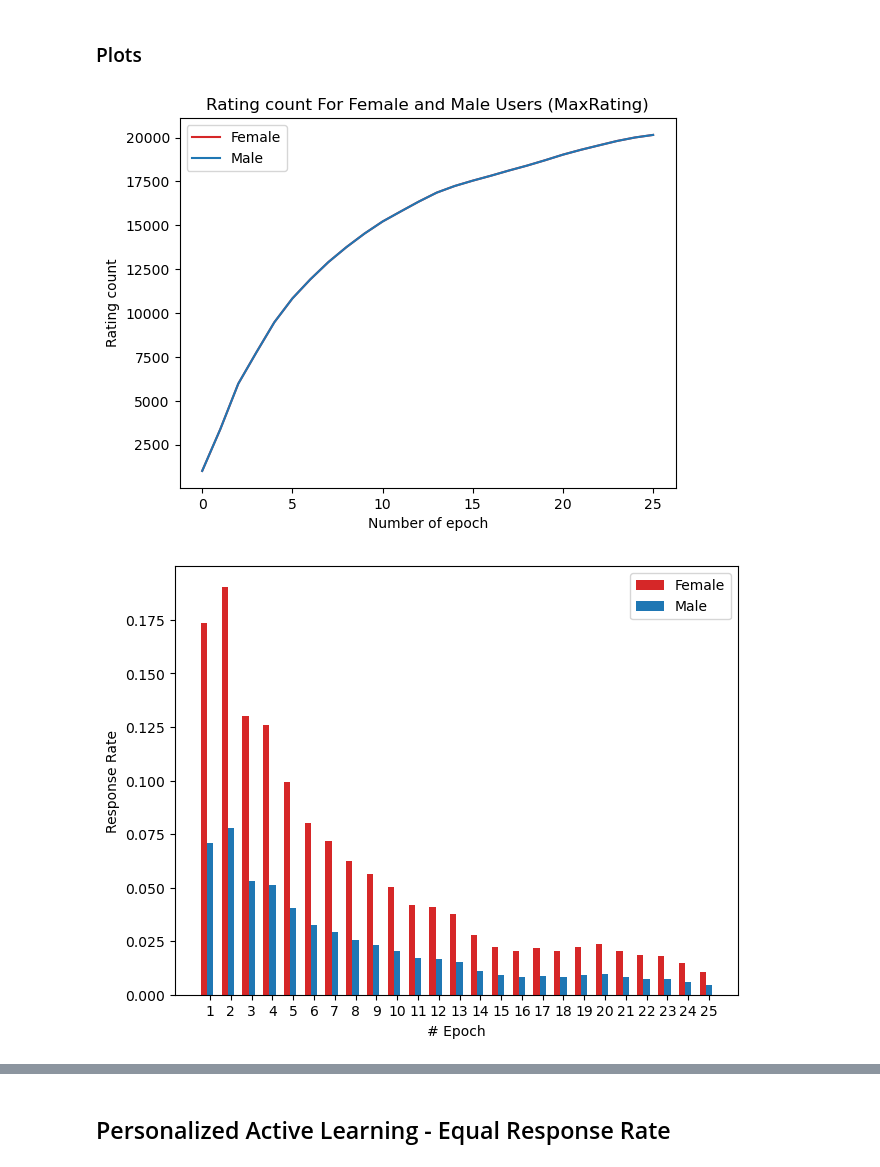
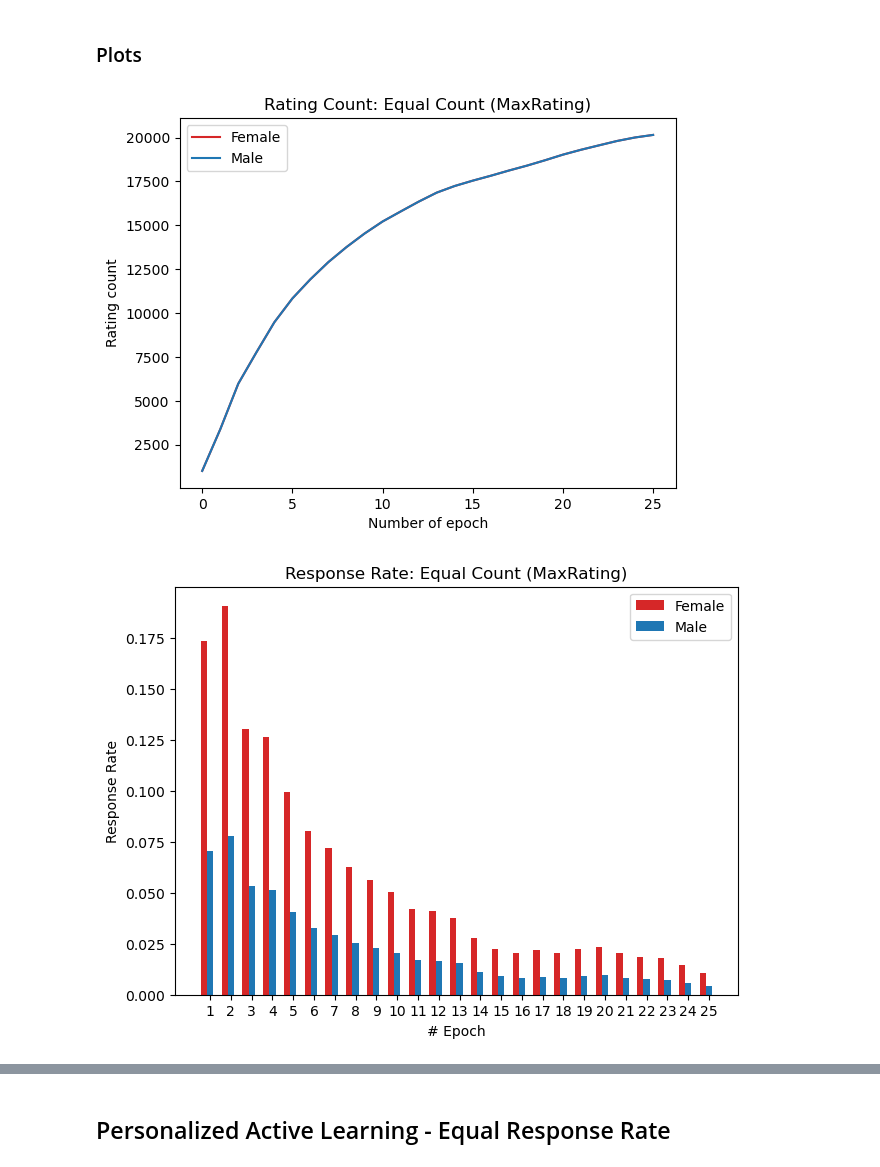
Before and after one commit to sipei-li/DeepALDataMinimization, a Jupyter notebook: LightGCN_exp2.ipynb, the cells around one changed output, grey strips where cells are left out. Saved outputs shown, nothing was run; the diff lists cells and outputs as text; code cells hidden in the pictures.

```diff
--- a/LightGCN_exp2.ipynb
+++ b/LightGCN_exp2.ipynb
@@ -170,7 +178,7 @@ MaxRating_results_df.to_csv('./outputs_pers_100k/MaxRating_exp2.csv')
 # %% [markdown]
 ### Plots
 # %%
-MaxRating_results_df = pd.read_csv('./outputs_pers_100k/MaxRating_exp2.csv')
+MaxRating_results_df = pd.read_csv('./outputs_pers_100k/MaxRating_exp21.csv')
 # %%
 percentages = MaxRating_results_df.groupby('epoch')['percentage'].agg('mean')
 # %%
@@ -193,39 +201,39 @@ plt.xlabel('Number of epoch')
 plt.ylabel('Rating count')
 
 plt.legend()
-plt.title("Rating count For Female and Male Users (MaxRating)")
+plt.title("Rating Count: Equal Count (MaxRating)")
 plt.show()
 # %% [output]
-[figure, old version]
+[figure, new version]
 # %%
 # response rate
 count_df = MaxRating_results_df[['epoch', 'count_pro', 'count_unpro']]
 mean_count_df = count_df.groupby('epoch').agg('mean')
 collected_count_df = mean_count_df.diff()
 collected_count_df = collected_count_df.iloc[1:]
 
 collected_count_df['rate_pro'] = collected_count_df['count_pro'] / (q * n_female)
 collected_count_df['rate_unpro'] = collected_count_df['count_unpro'] / (q * n_male)
 
 x = np.arange(1, n_epochs)
 width = 0.3
 multiplier = 0
 
 fig, ax = plt.subplots(layout='constrained')
 
 for col, label, c in zip(['rate_pro', 'rate_unpro'], ['Female', 'Male'], ['tab:red', 'tab:blue']):
     offset = width * multiplier
     rects = ax.bar(x + offset, collected_count_df[col], width, label=label, color=c)
     multiplier += 1
 
 ax.set_ylabel('Response Rate')
 ax.set_xlabel('# Epoch')
 ax.set_xticks(x + width, x)
 ax.legend()
-
+plt.title("Response Rate: Equal Count (MaxRating)")
 plt.show()
 # %% [output]
-[figure, old version]
+[figure, new version]
 # %%
 # ndcg
 pro_df_grouped = MaxRating_results_df.groupby('epoch').agg(['mean', 'std', 'count'])['ndcg_pro']
```
Also changed, not shown: parts of 21 cells of this notebook, 4 other files.
